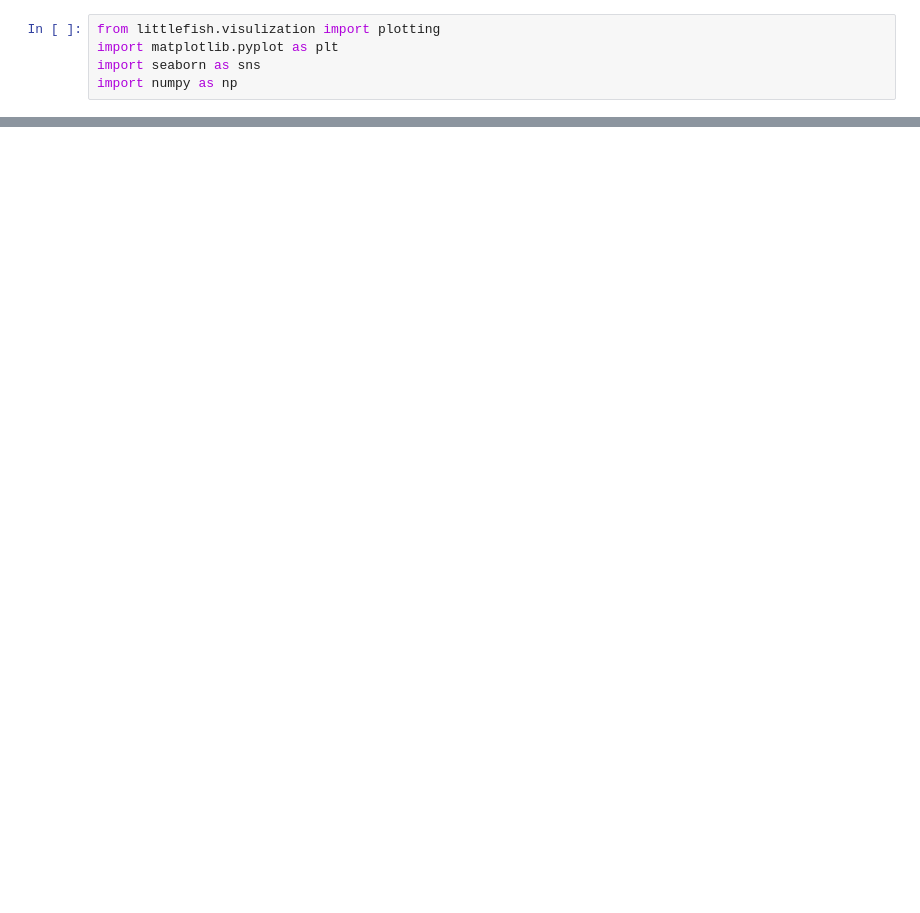
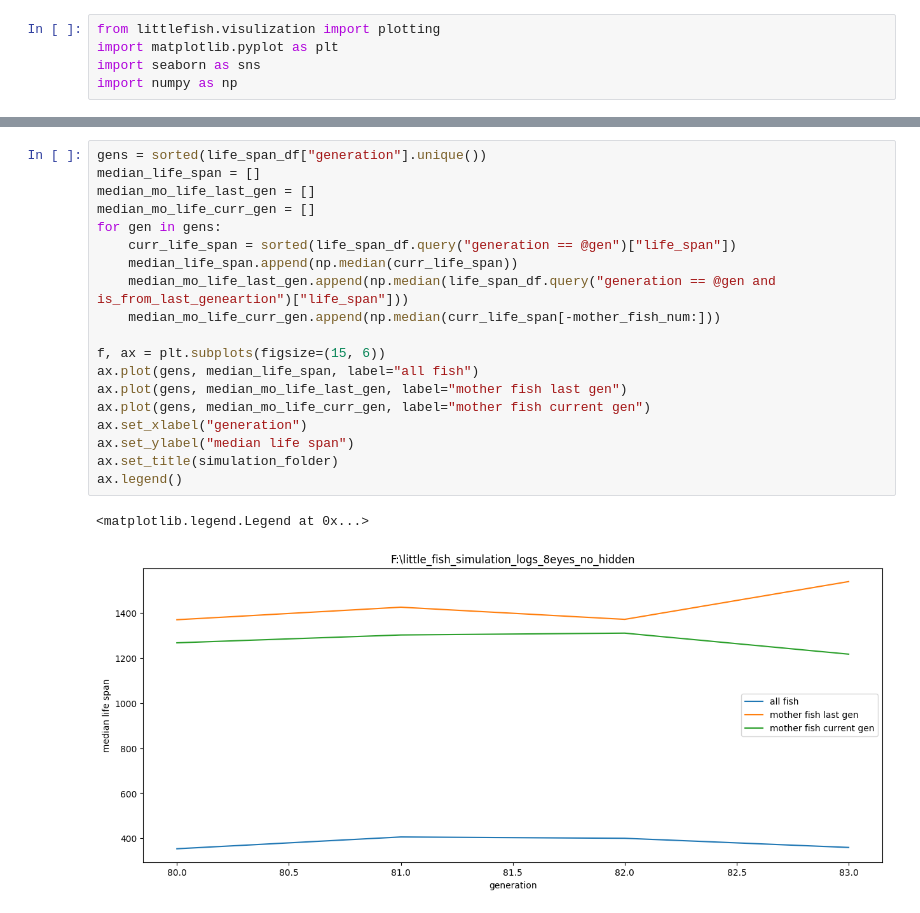
Before and after one commit to zhuangjun1981/littlefish, a Jupyter notebook: littlefish/scripts/for_visualization/040_evolution_life_spans_sim_8eyes_no_hidden.ipynb, the cells around one changed output, grey strips where cells are left out. Saved outputs shown, nothing was run; the diff lists cells and outputs as text; blank space fills up the shorter version.

```diff
--- a/littlefish/scripts/for_visualization/040_evolution_life_spans_sim_8eyes_no_hidden.ipynb
+++ b/littlefish/scripts/for_visualization/040_evolution_life_spans_sim_8eyes_no_hidden.ipynb
@@ -44,3 +42,25 @@ life_span_df.sort_values(by="life_span")
+# %%
+gens = sorted(life_span_df["generation"].unique())
+median_life_span = []
+median_mo_life_last_gen = []
+median_mo_life_curr_gen = []
+for gen in gens:
+    curr_life_span = sorted(life_span_df.query("generation == @gen")["life_span"])
+    median_life_span.append(np.median(curr_life_span))
+    median_mo_life_last_gen.append(np.median(life_span_df.query("generation == @gen and is_from_last_geneartion")["life_span"]))
+    median_mo_life_curr_gen.append(np.median(curr_life_span[-mother_fish_num:]))
+
+f, ax = plt.subplots(figsize=(15, 6))
+ax.plot(gens, median_life_span, label="all fish")
+ax.plot(gens, median_mo_life_last_gen, label="mother fish last gen")
+ax.plot(gens, median_mo_life_curr_gen, label="mother fish current gen")
+ax.set_xlabel("generation")
+ax.set_ylabel("median life span")
+ax.set_title(simulation_folder)
+ax.legend()
+# %% [output]
+<matplotlib.legend.Legend at 0x...>
+[figure, added]
 # %%
 gens = sorted(life_span_df["generation"].unique())
 mean_life_span = []
```
Also changed, not shown: parts of 6 cells of this notebook, 2 other files.
